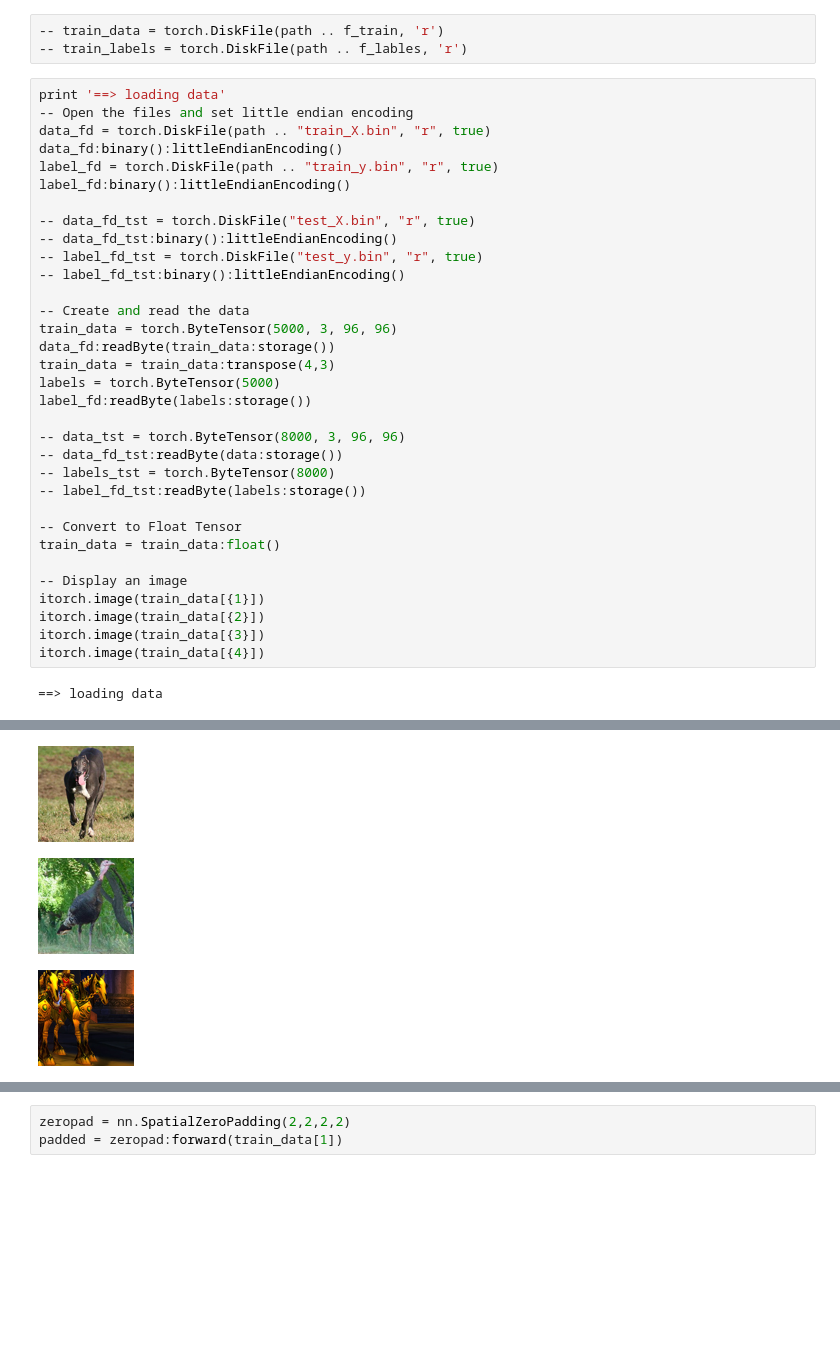
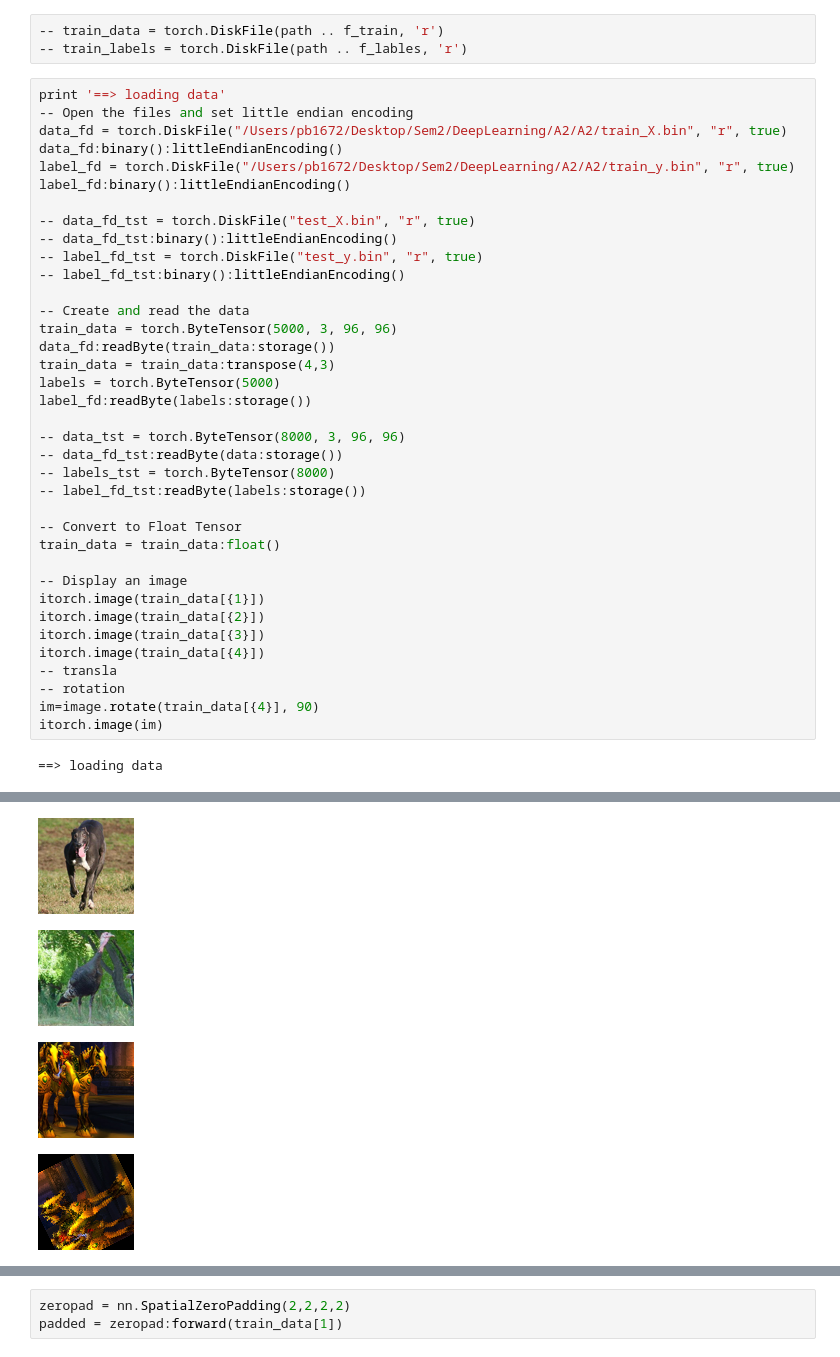
Before and after one commit to pvarsh/DeepBlue_STL-10, a Jupyter notebook: lua/model_visualize_pb1672.ipynb, the cells around one changed output, grey strips where cells are left out. Cells and saved outputs as stored; diff of their text form; blank space fills up the shorter version.

```diff
--- a/lua/model_visualize.ipynb
+++ b/lua/model_visualize_pb1672.ipynb
@@ -15,39 +15,44 @@ f_labels = "train_y.bin"
 # %%
 print '==> loading data'
 -- Open the files and set little endian encoding
-data_fd = torch.DiskFile(path .. "train_X.bin", "r", true)
+data_fd = torch.DiskFile("/Users/pb1672/Desktop/Sem2/DeepLearning/A2/A2/train_X.bin", "r", true)
 data_fd:binary():littleEndianEncoding()
-label_fd = torch.DiskFile(path .. "train_y.bin", "r", true)
+label_fd = torch.DiskFile("/Users/pb1672/Desktop/Sem2/DeepLearning/A2/A2/train_y.bin", "r", true)
 label_fd:binary():littleEndianEncoding()
 
 -- data_fd_tst = torch.DiskFile("test_X.bin", "r", true)
 -- data_fd_tst:binary():littleEndianEncoding()
 -- label_fd_tst = torch.DiskFile("test_y.bin", "r", true)
 -- label_fd_tst:binary():littleEndianEncoding()
 
 -- Create and read the data
 train_data = torch.ByteTensor(5000, 3, 96, 96)
 data_fd:readByte(train_data:storage())
 train_data = train_data:transpose(4,3)
 labels = torch.ByteTensor(5000)
 label_fd:readByte(labels:storage())
 
 -- data_tst = torch.ByteTensor(8000, 3, 96, 96)
 -- data_fd_tst:readByte(data:storage())
 -- labels_tst = torch.ByteTensor(8000)
 -- label_fd_tst:readByte(labels:storage())
 
 -- Convert to Float Tensor
 train_data = train_data:float()
 
 -- Display an image
 itorch.image(train_data[{1}])
 itorch.image(train_data[{2}])
 itorch.image(train_data[{3}])
 itorch.image(train_data[{4}])
+-- transla
+-- rotation
+im=image.rotate(train_data[{4}], 90)
+itorch.image(im)
 # %% [output]
 ==> loading data
 [figure]
 [figure]
 [figure]
 [figure]
+[figure, added]
```
Also changed, not shown: parts of 4 cells of this notebook.
